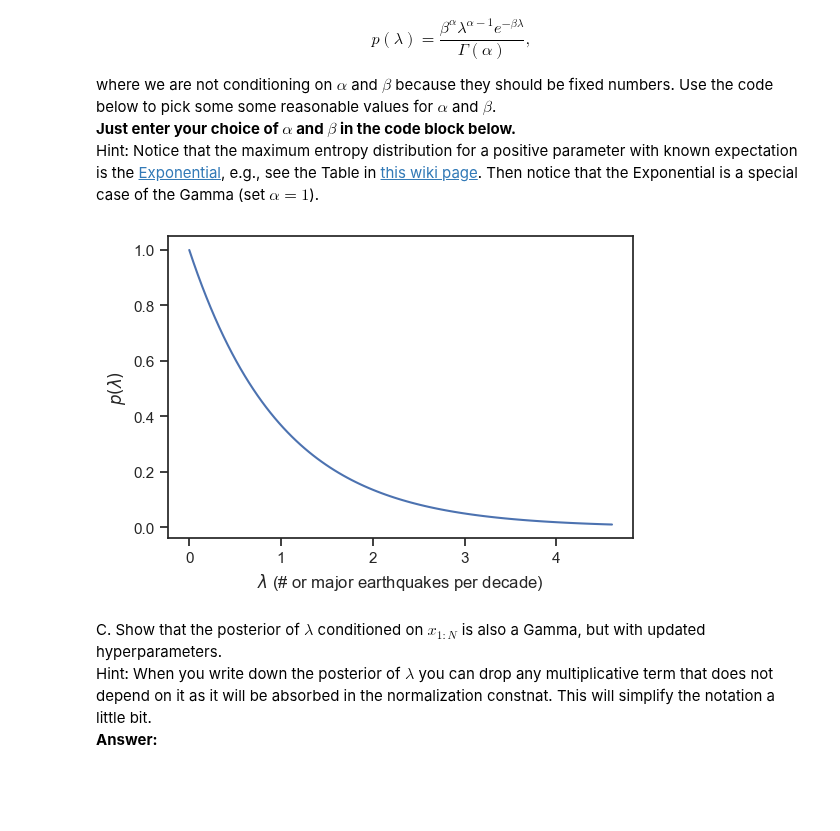
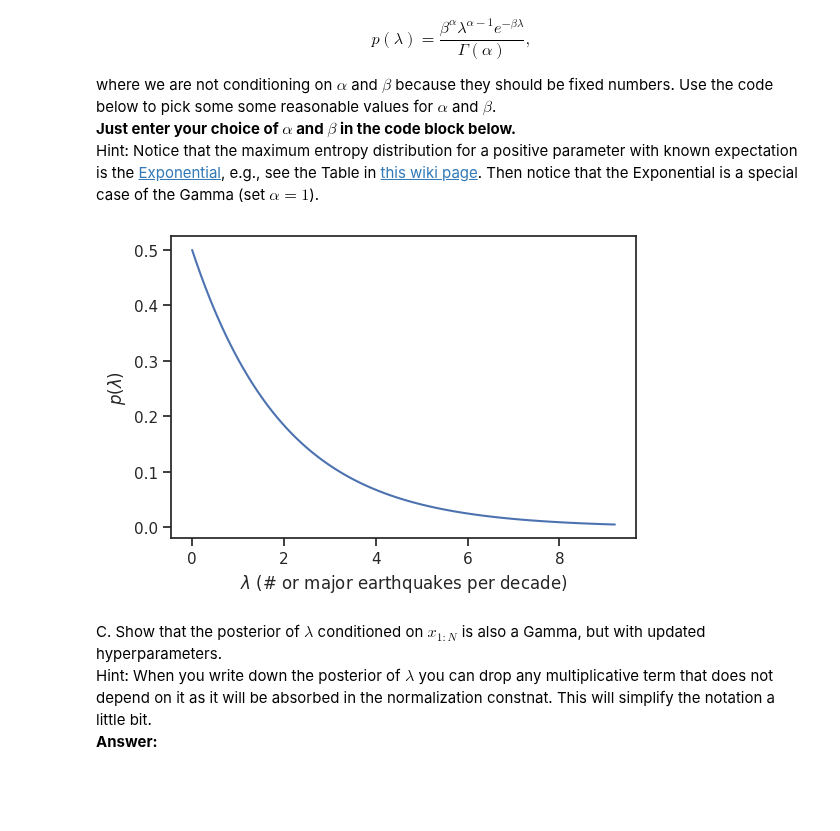
Before and after one commit to schemp98/data-analytics-se, a Jupyter notebook: lecturebook/homework/homework-03_SCC.ipynb, the cells around one changed output. Cells and saved outputs as stored; diff of their text form; code cells hidden in the pictures.

```diff
--- a/lecturebook/homework/homework-03_SCC.ipynb
+++ b/lecturebook/homework/homework-03_SCC.ipynb
@@ -566,22 +567,22 @@ Hint: Notice that the maximum entropy distribution for a positive parameter with
 # %%
 import scipy.stats as st
 
 # You have to pick an alpha:
 alpha = 1.0
 # And you have to pick a beta:
-beta = 1.0
+beta = 0.5
 
 # This is the prior on lambda:
 lambda_prior = st.gamma(alpha, scale=1.0 / beta)
 
 # Let's plot it:
 lambdas = np.linspace(0, lambda_prior.ppf(0.99), 100)
 fig, ax = plt.subplots()
 ax.plot(lambdas, lambda_prior.pdf(lambdas))
 ax.set_xlabel('$\lambda$ (# or major earthquakes per decade)')
 ax.set_ylabel('$p(\lambda)$');
 # %% [output]
-[figure, old version]
+[figure, new version]
 # %% [markdown]
 C. Show that the posterior of $\lambda$ conditioned on $x_{1:N}$ is also a Gamma, but with updated hyperparameters.
 <br>
```
Also changed, not shown: parts of 12 cells of this notebook.
